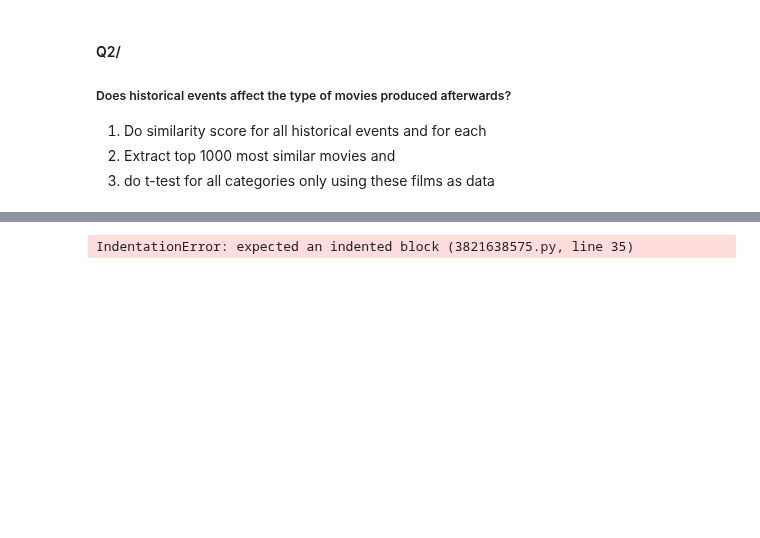
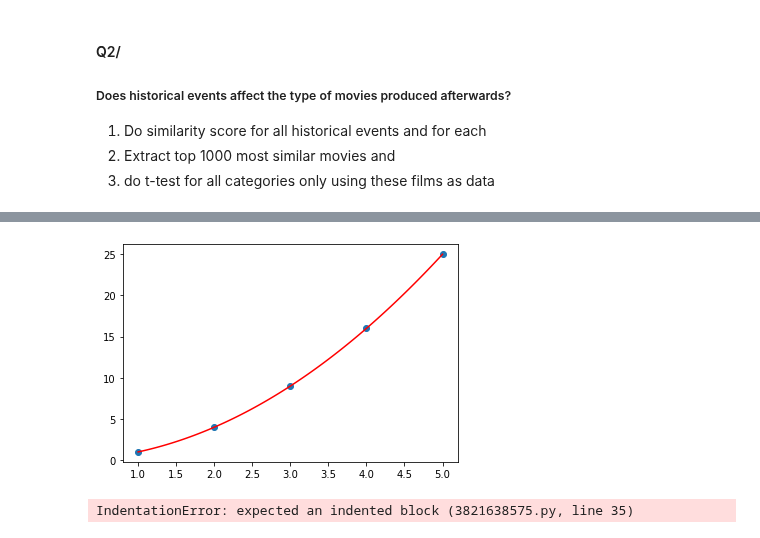
Before and after one commit to epfl-ada/ada-2022-project-adawizardry, a Jupyter notebook: main.ipynb, the cells around one changed output, grey strips where cells are left out. Saved outputs shown, nothing was run; the diff lists cells and outputs as text; code cells hidden in the pictures; blank space fills up the shorter version.

```diff
--- a/main.ipynb
+++ b/main.ipynb
@@ -689,3 +801,25 @@ Note: you may need to restart the kernel to use updated packages.
+# %%
+
+# x-values and y-values of the scatter plot
+x = [1, 2, 3, 4, 5]
+y = [1, 4, 9, 16, 25]
+
+# Fit a polynomial of degree 2 to the data
+coefficients = np.polyfit(x, y, 2)
+
+# Create a function that represents the polynomial
+polynomial = np.poly1d(coefficients)
+
+# Evaluate the polynomial at 100 points in the range [1, 5]
+x_values = np.linspace(1, 5, 100)
+y_values = polynomial(x_values)
+
+# Plot the scatter plot and the polynomial
+plt.scatter(x, y)
+plt.plot(x_values, y_values, color='red')
+plt.show()
+# %% [output]
+[figure, added]
 # %%
 def extract_event_dates(events):
         dates = {}
```
Also changed, not shown: parts of 3 cells of this notebook.
